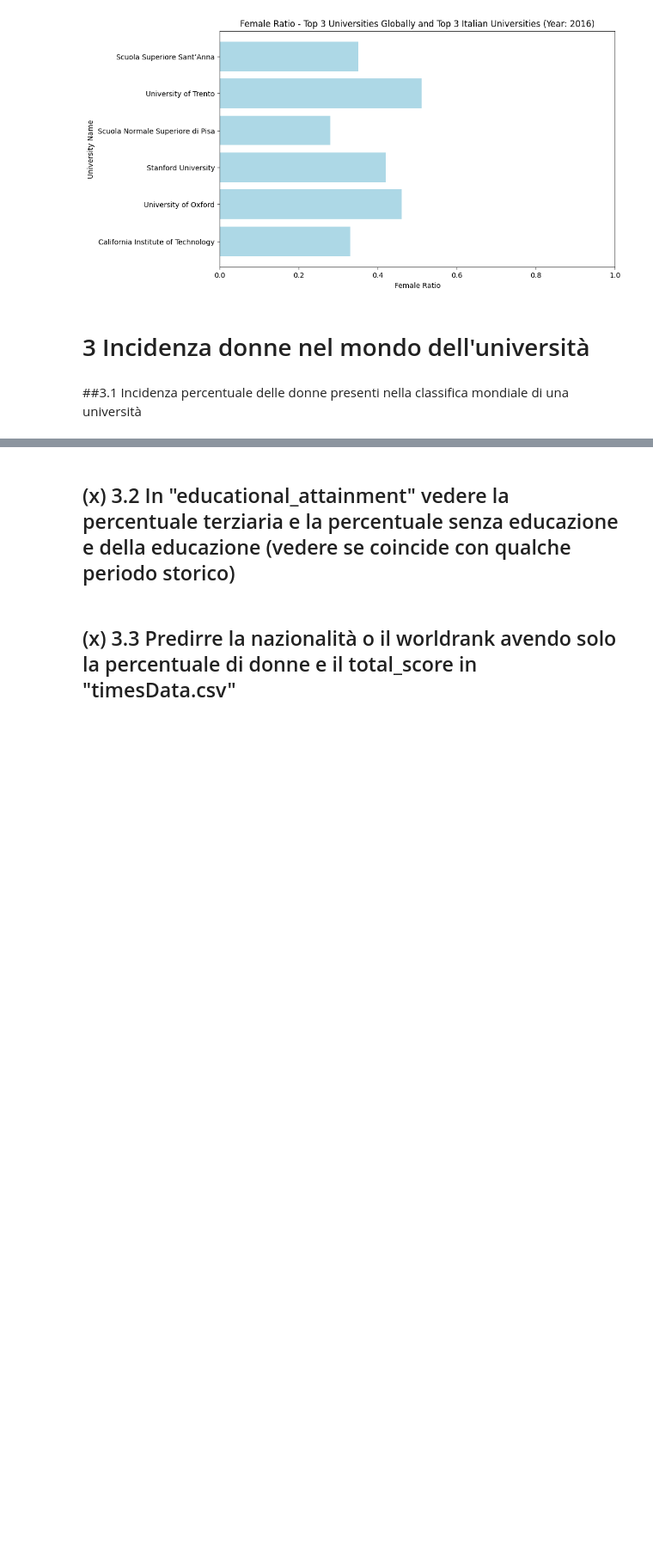
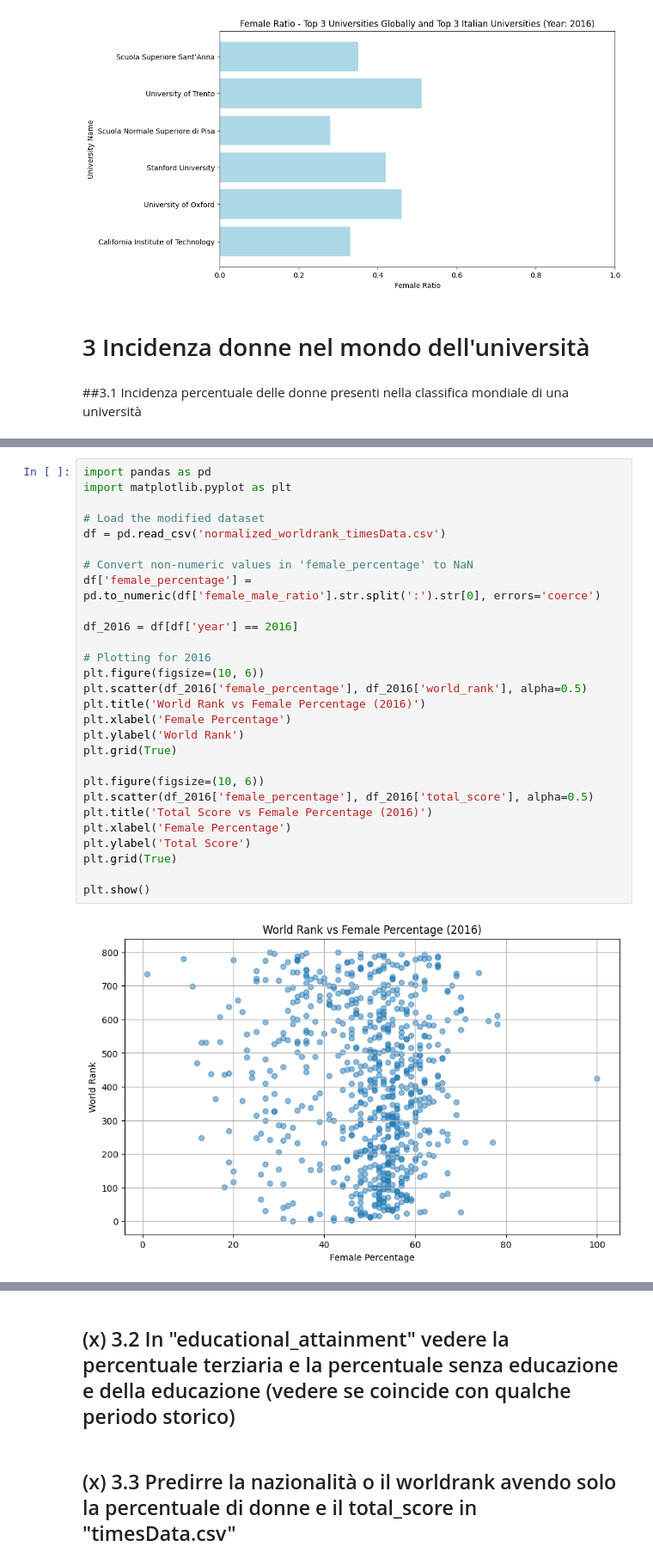
Before and after one commit to pyMelo/UniversityWorldRanking, a Jupyter notebook: university_raking_EAD.ipynb, the cells around one changed output, grey strips where cells are left out. Shown at 86% size. Drawn from its saved outputs; the diff is of its cells as text; blank space fills up the shorter version.

```diff
--- a/university_raking_EAD.ipynb
+++ b/university_raking_EAD.ipynb
@@ -820,0 +943,30 @@ plt.show()
+# %%
+import pandas as pd
+import matplotlib.pyplot as plt
+
+# Load the modified dataset
+df = pd.read_csv('normalized_worldrank_timesData.csv')
+
+# Convert non-numeric values in 'female_percentage' to NaN
+df['female_percentage'] = pd.to_numeric(df['female_male_ratio'].str.split(':').str[0], errors='coerce')
+
+df_2016 = df[df['year'] == 2016]
+
+# Plotting for 2016
+plt.figure(figsize=(10, 6))
+plt.scatter(df_2016['female_percentage'], df_2016['world_rank'], alpha=0.5)
+plt.title('World Rank vs Female Percentage (2016)')
+plt.xlabel('Female Percentage')
+plt.ylabel('World Rank')
+plt.grid(True)
+
+plt.figure(figsize=(10, 6))
+plt.scatter(df_2016['female_percentage'], df_2016['total_score'], alpha=0.5)
+plt.title('Total Score vs Female Percentage (2016)')
+plt.xlabel('Female Percentage')
+plt.ylabel('Total Score')
+plt.grid(True)
+
+plt.show()
+# %% [output]
+[figure, added]
```
Also changed, not shown: parts of 8 cells of this notebook.
